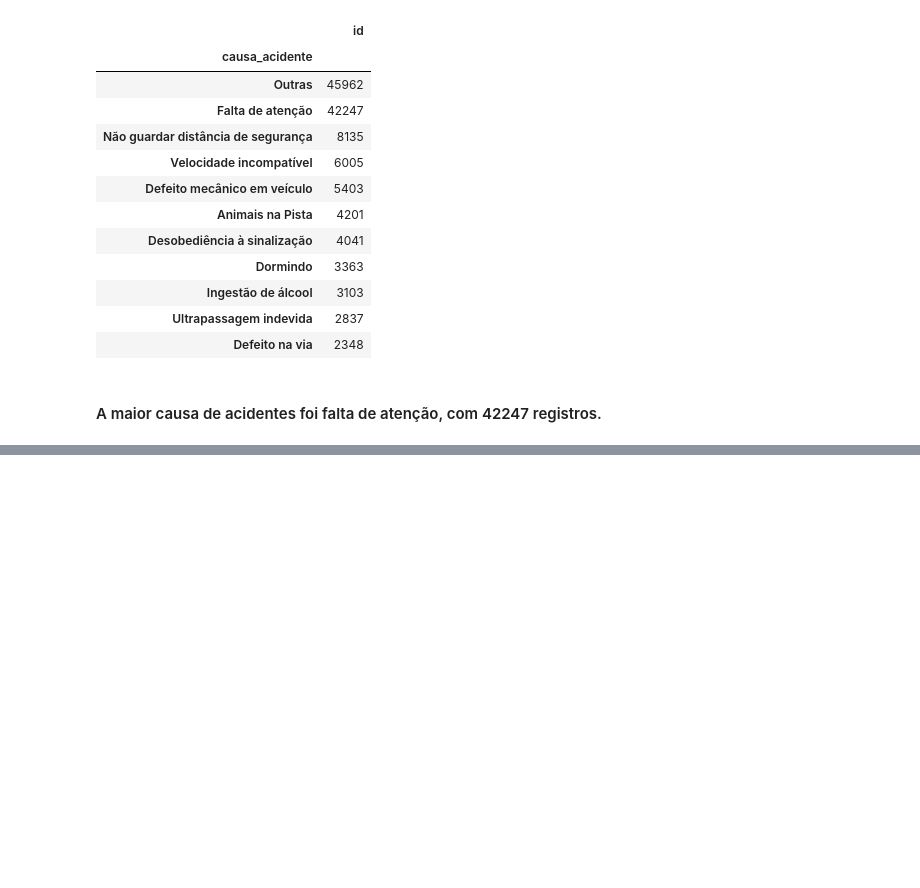
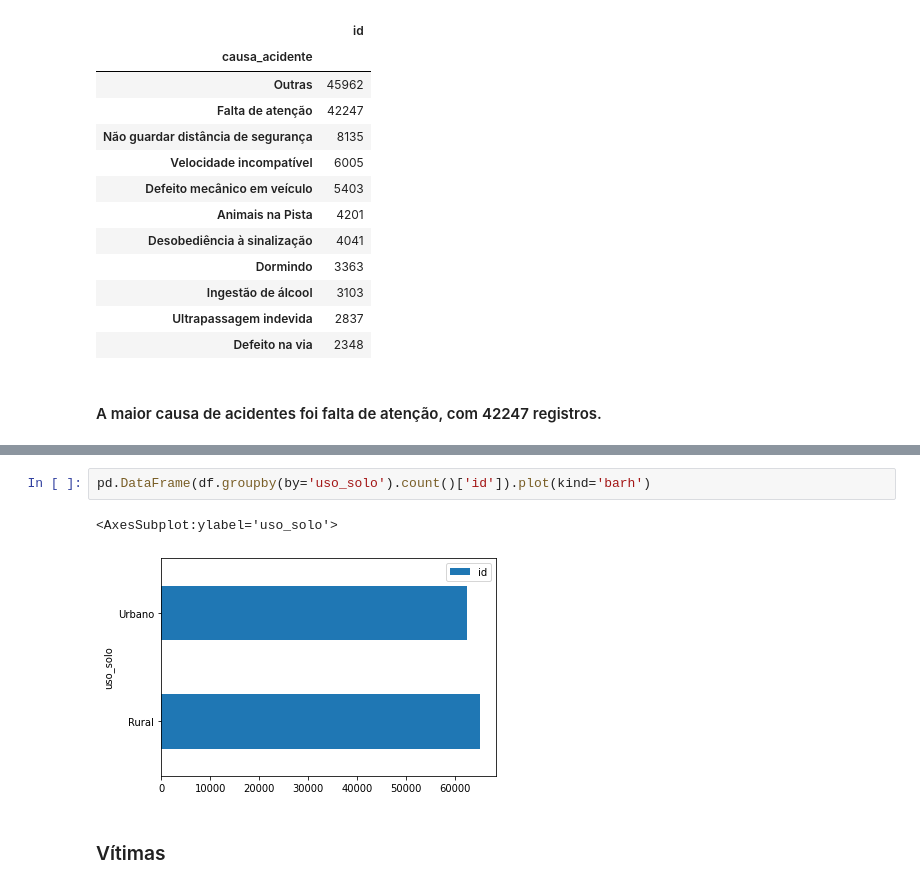
Before and after one commit to ITALOZDKJ/Me-tornando-um-analista-de-dados, a Jupyter notebook: acidentes_brasil.ipynb, the cells around one changed output, grey strips where cells are left out. Cells and saved outputs as stored; diff of their text form; blank space fills up the shorter version.

```diff
--- a/acidentes_brasil.ipynb
+++ b/acidentes_brasil.ipynb
@@ -286,0 +334,7 @@ dtype: object
+# %%
+pd.DataFrame(df.groupby(by='uso_solo').count()['id']).plot(kind='barh')
+# %% [output]
+<AxesSubplot:ylabel='uso_solo'>
+[figure, added]
+# %% [markdown]
+### Vítimas
```
Also changed, not shown: parts of 24 cells of this notebook.
